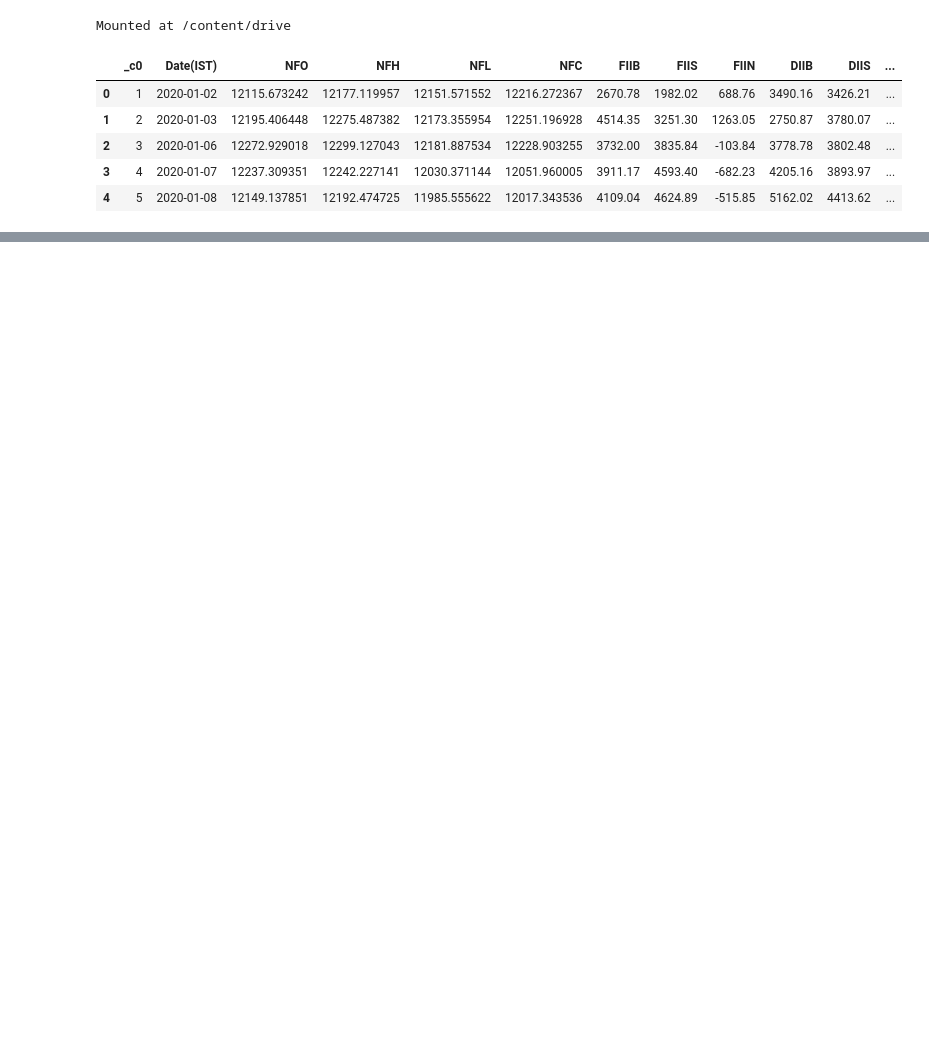
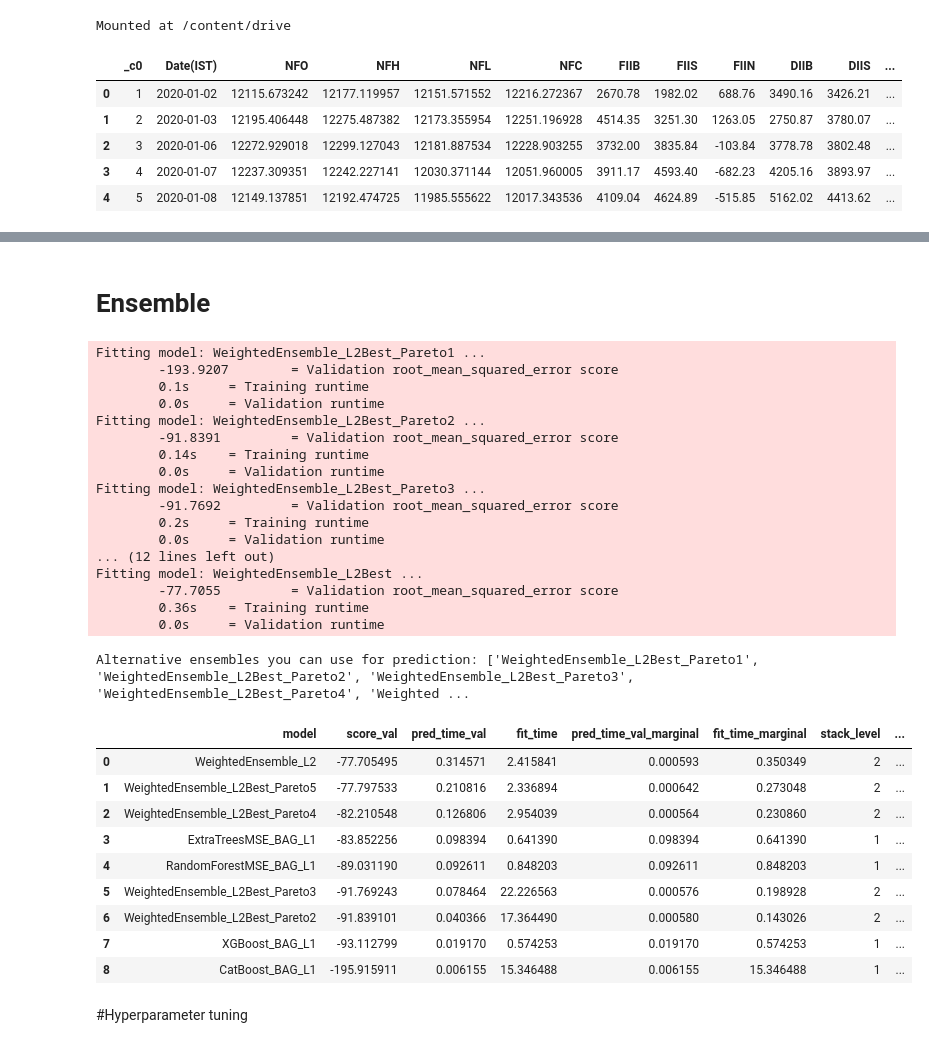
Before and after one commit to neethu-vm/ML-project, a Jupyter notebook: NFLData.ipynb, the cells around one changed output, grey strips where cells are left out. Drawn from its saved outputs; the diff is of its cells as text; code cells hidden in the pictures; blank space fills up the shorter version.

```diff
--- a/NFLData.ipynb
+++ b/NFLData.ipynb
@@ -427,0 +402,38 @@ Name: NFL, Length: 108, dtype: float32
+# %% [markdown]
+# Ensemble
+# %%
+additional_ensembles = predictor.fit_weighted_ensemble(expand_pareto_frontier=True)
+print("Alternative ensembles you can use for prediction:", additional_ensembles)
+
+predictor.leaderboard(only_pareto_frontier=True, silent=True)
+# %% [output]
+Fitting model: WeightedEnsemble_L2Best_Pareto1 ...
+        -193.9207        = Validation root_mean_squared_error score
+        0.1s     = Training runtime
+        0.0s     = Validation runtime
+Fitting model: WeightedEnsemble_L2Best_Pareto2 ...
+        -91.8391         = Validation root_mean_squared_error score
+        0.14s    = Training runtime
+        0.0s     = Validation runtime
+Fitting model: WeightedEnsemble_L2Best_Pareto3 ...
+        -91.7692         = Validation root_mean_squared_error score
+        0.2s     = Training runtime
+        0.0s     = Validation runtime
+... (12 lines left out)
+Fitting model: WeightedEnsemble_L2Best ...
+        -77.7055         = Validation root_mean_squared_error score
+        0.36s    = Training runtime
+        0.0s     = Validation runtime
+Alternative ensembles you can use for prediction: ['WeightedEnsemble_L2Best_Pareto1', 'WeightedEnsemble_L2Best_Pareto2', 'WeightedEnsemble_L2Best_Pareto3', 'WeightedEnsemble_L2Best_Pareto4', 'Weighted ...
+|  | model | score_val | pred_time_val | fit_time | pred_time_val_marginal | fit_time_marginal | stack_level | ... |
+| 0 | WeightedEnsemble_L2 | -77.705495 | 0.314571 | 2.415841 | 0.000593 | 0.350349 | 2 | ... |
+| 1 | WeightedEnsemble_L2Best_Pareto5 | -77.797533 | 0.210816 | 2.336894 | 0.000642 | 0.273048 | 2 | ... |
+| 2 | WeightedEnsemble_L2Best_Pareto4 | -82.210548 | 0.126806 | 2.954039 | 0.000564 | 0.230860 | 2 | ... |
+| 3 | ExtraTreesMSE_BAG_L1 | -83.852256 | 0.098394 | 0.641390 | 0.098394 | 0.641390 | 1 | ... |
+| 4 | RandomForestMSE_BAG_L1 | -89.031190 | 0.092611 | 0.848203 | 0.092611 | 0.848203 | 1 | ... |
+| 5 | WeightedEnsemble_L2Best_Pareto3 | -91.769243 | 0.078464 | 22.226563 | 0.000576 | 0.198928 | 2 | ... |
+| 6 | WeightedEnsemble_L2Best_Pareto2 | -91.839101 | 0.040366 | 17.364490 | 0.000580 | 0.143026 | 2 | ... |
+| 7 | XGBoost_BAG_L1 | -93.112799 | 0.019170 | 0.574253 | 0.019170 | 0.574253 | 1 | ... |
+| 8 | CatBoost_BAG_L1 | -195.915911 | 0.006155 | 15.346488 | 0.006155 | 15.346488 | 1 | ... |
+# %% [markdown]
+#Hyperparameter tuning
```
Also changed, not shown: parts of 48 cells of this notebook.
